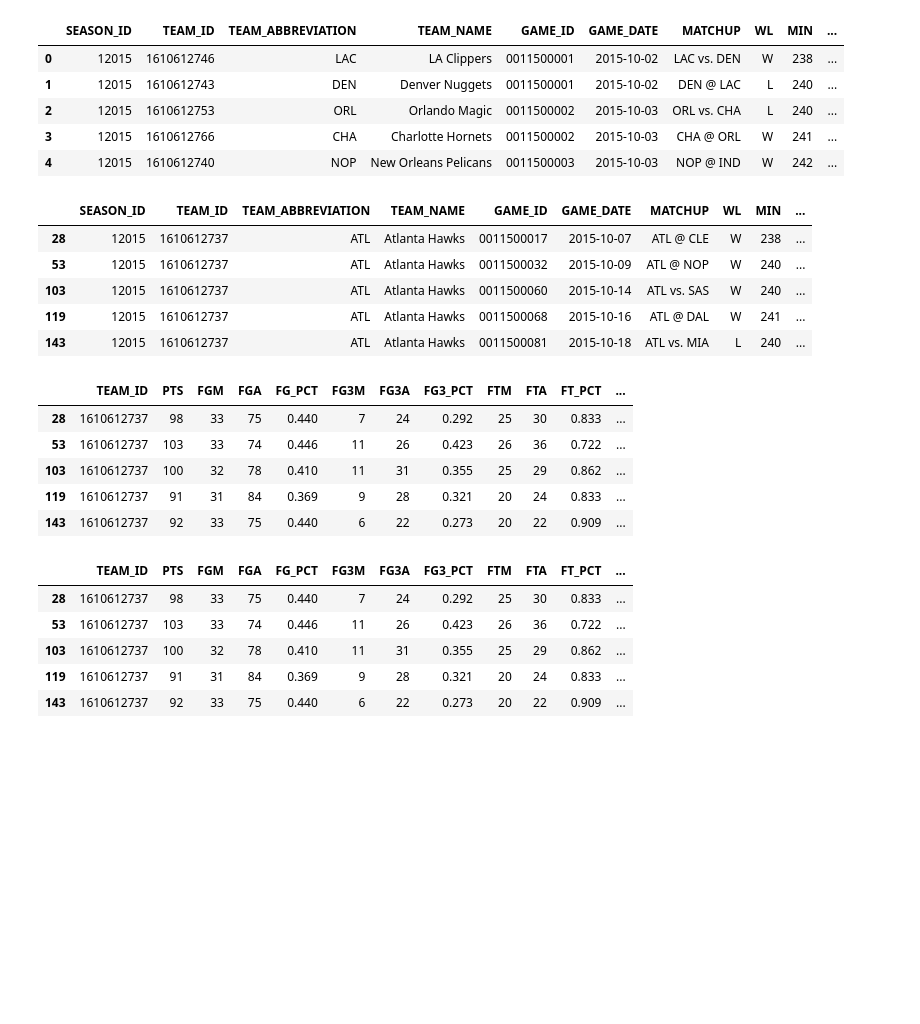
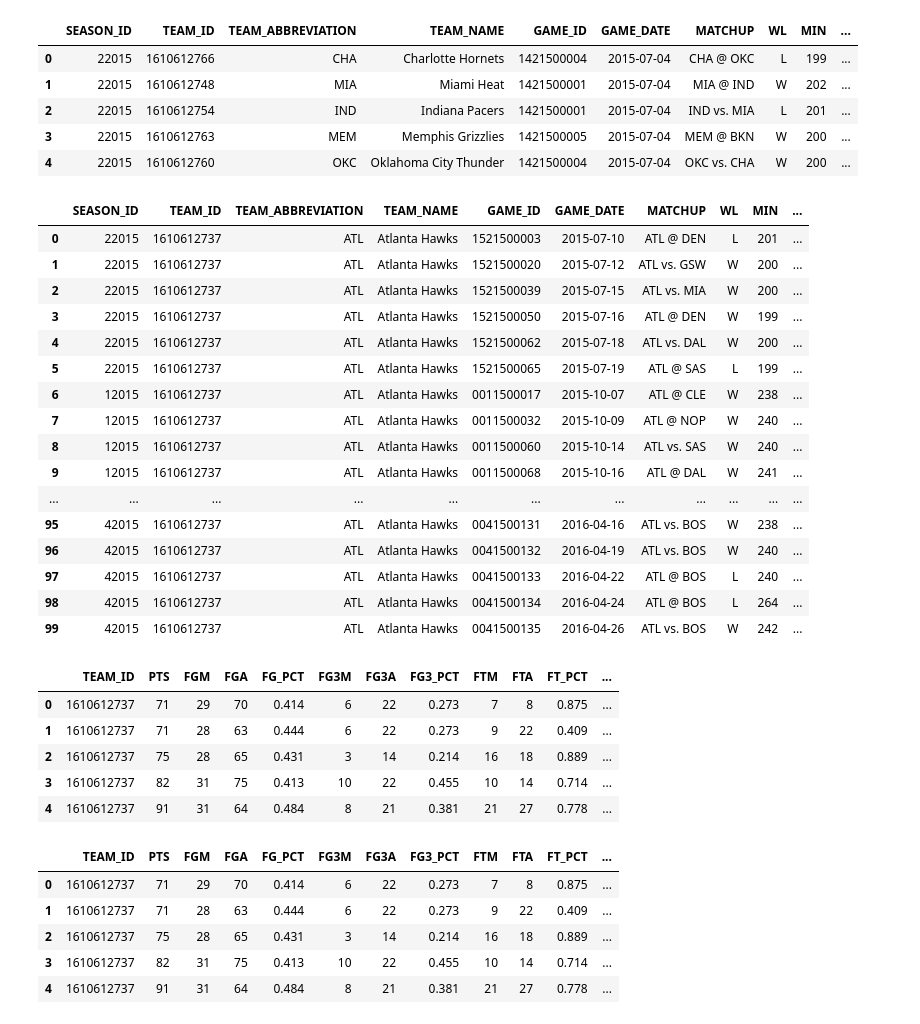
Before and after one commit to jtj60/Predicting-the-Scoring-Margin-of-NBA-Games-Using-Machine-Learning, a Jupyter notebook: code/main.ipynb, the cells around one changed output. Cells and saved outputs as stored; diff of their text form; code cells hidden in the pictures; blank space fills up the shorter version.

```diff
--- a/code/main.ipynb
+++ b/code/main.ipynb
@@ -9,6 +9,7 @@ from sklearn.model_selection import train_test_split
 from sklearn.preprocessing import scale
 from sklearn.linear_model import Ridge, Lasso, RidgeCV, LassoCV
 from sklearn.metrics import mean_squared_error
+
 
 from nba_api.stats.endpoints import leaguegamefinder
 from nba_api.stats.static import teams
@@ -26,9 +27,9 @@ games = pd.DataFrame(columns = column_names)
 nba_teams = teams.get_teams()
 for team in nba_teams:
     temp_id = team['id']
-    games = games.append(all_games[all_games['TEAM_ID'] == temp_id])
+    games = games.append(all_games[all_games['TEAM_ID'] == temp_id]).reset_index(drop = True)
 
 pd.set_option('display.max_columns', None)
-games.head()
+games.head(60)
 # %% [output]
 |  | SEASON_ID | TEAM_ID | TEAM_ABBREVIATION | TEAM_NAME | GAME_ID | GAME_DATE | MATCHUP | WL | MIN | ... |
@@ -40,4 +52,7 @@ games.head()
 # %%
+# To-do: get rid of summer league/playoff games
+
+
 # Dropping any game (two rows in DF) that has any NaN values or is missing either team's stats
 games.isna()
 games.dropna(inplace=True)
@@ -45,7 +60,7 @@ games.dropna(inplace=True)
 games = games[games.duplicated(subset = ['GAME_ID'], keep=False)]
 
 # Merging games together (previously seperated in the DF by team: each team's stats from the game were kept in seperate rows
-games = games.sort_values(by=['GAME_ID'])
+games = games.sort_values(by=['GAME_DATE'])
 games = games.reset_index(drop=True)
 
 # Team A and B each have a row for their stats in a given matchup; we need to add both stats to the end of their respective rows
@@ -75,7 +90,7 @@ b_temp = tempB2.join(tempB)
 games = a_temp.append(b_temp)
 
 # Resorting main dataframe
-games = games.sort_values(by=['GAME_ID'])
+games = games.sort_values(by=['GAME_DATE'])
 games = games.reset_index(drop=True)
 
 # Sending data to CSV
@@ -88,37 +103,50 @@ pd.set_option('display.max_columns', None)
 games.head()
 # %% [output]
 |  | SEASON_ID | TEAM_ID | TEAM_ABBREVIATION | TEAM_NAME | GAME_ID | GAME_DATE | MATCHUP | WL | MIN | ... |
-| 0 | 12015 | 1610612746 | LAC | LA Clippers | 0011500001 | 2015-10-02 | LAC vs. DEN | W | 238 | ... |
-| 1 | 12015 | 1610612743 | DEN | Denver Nuggets | 0011500001 | 2015-10-02 | DEN @ LAC | L | 240 | ... |
-| 2 | 12015 | 1610612753 | ORL | Orlando Magic | 0011500002 | 2015-10-03 | ORL vs. CHA | L | 240 | ... |
-| 3 | 12015 | 1610612766 | CHA | Charlotte Hornets | 0011500002 | 2015-10-03 | CHA @ ORL | W | 241 | ... |
-| 4 | 12015 | 1610612740 | NOP | New Orleans Pelicans | 0011500003 | 2015-10-03 | NOP @ IND | W | 242 | ... |
+| 0 | 22015 | 1610612766 | CHA | Charlotte Hornets | 1421500004 | 2015-07-04 | CHA @ OKC | L | 199 | ... |
+| 1 | 22015 | 1610612748 | MIA | Miami Heat | 1421500001 | 2015-07-04 | MIA @ IND | W | 202 | ... |
+| 2 | 22015 | 1610612754 | IND | Indiana Pacers | 1421500001 | 2015-07-04 | IND vs. MIA | L | 201 | ... |
+| 3 | 22015 | 1610612763 | MEM | Memphis Grizzlies | 1421500005 | 2015-07-04 | MEM @ BKN | W | 200 | ... |
+| 4 | 22015 | 1610612760 | OKC | Oklahoma City Thunder | 1421500004 | 2015-07-04 | OKC vs. CHA | W | 200 | ... |
 # %%
+# Sorting the DF by teams
 temp_games = pd.DataFrame()
 nba_teams = teams.get_teams()
 for team in nba_teams:
     temp_id = team['id']
-    temp_games = temp_games.append(games[games['TEAM_ID'] == temp_id])
+    temp_games = temp_games.append(games[games['TEAM_ID'] == temp_id]).reset_index(drop=True)
 
 games = temp_games
-games_averages = games.copy() #Sets a copy to be used when we do rolling averages
 
 # Print Head
+pd.set_option('display.max_rows', None)
 pd.set_option('display.max_columns', None)
-games.head()
+games.head(100)
 # %% [output]
 |  | SEASON_ID | TEAM_ID | TEAM_ABBREVIATION | TEAM_NAME | GAME_ID | GAME_DATE | MATCHUP | WL | MIN | ... |
-| 28 | 12015 | 1610612737 | ATL | Atlanta Hawks | 0011500017 | 2015-10-07 | ATL @ CLE | W | 238 | ... |
-| 53 | 12015 | 1610612737 | ATL | Atlanta Hawks | 0011500032 | 2015-10-09 | ATL @ NOP | W | 240 | ... |
-| 103 | 12015 | 1610612737 | ATL | Atlanta Hawks | 0011500060 | 2015-10-14 | ATL vs. SAS | W | 240 | ... |
-| 119 | 12015 | 1610612737 | ATL | Atlanta Hawks | 0011500068 | 2015-10-16 | ATL @ DAL | W | 241 | ... |
-| 143 | 12015 | 1610612737 | ATL | Atlanta Hawks | 0011500081 | 2015-10-18 | ATL vs. MIA | L | 240 | ... |
+| 0 | 22015 | 1610612737 | ATL | Atlanta Hawks | 1521500003 | 2015-07-10 | ATL @ DEN | L | 201 | ... |
+| 1 | 22015 | 1610612737 | ATL | Atlanta Hawks | 1521500020 | 2015-07-12 | ATL vs. GSW | W | 200 | ... |
+| 2 | 22015 | 1610612737 | ATL | Atlanta Hawks | 1521500039 | 2015-07-15 | ATL vs. MIA | W | 200 | ... |
+| 3 | 22015 | 1610612737 | ATL | Atlanta Hawks | 1521500050 | 2015-07-16 | ATL @ DEN | W | 199 | ... |
+| 4 | 22015 | 1610612737 | ATL | Atlanta Hawks | 1521500062 | 2015-07-18 | ATL vs. DAL | W | 200 | ... |
+| 5 | 22015 | 1610612737 | ATL | Atlanta Hawks | 1521500065 | 2015-07-19 | ATL @ SAS | L | 199 | ... |
+| 6 | 12015 | 1610612737 | ATL | Atlanta Hawks | 0011500017 | 2015-10-07 | ATL @ CLE | W | 238 | ... |
+| 7 | 12015 | 1610612737 | ATL | Atlanta Hawks | 0011500032 | 2015-10-09 | ATL @ NOP | W | 240 | ... |
+| 8 | 12015 | 1610612737 | ATL | Atlanta Hawks | 0011500060 | 2015-10-14 | ATL vs. SAS | W | 240 | ... |
+| 9 | 12015 | 1610612737 | ATL | Atlanta Hawks | 0011500068 | 2015-10-16 | ATL @ DAL | W | 241 | ... |
+| ... | ... | ... | ... | ... | ... | ... | ... | ... | ... | ... |
+| 95 | 42015 | 1610612737 | ATL | Atlanta Hawks | 0041500131 | 2016-04-16 | ATL vs. BOS | W | 238 | ... |
+| 96 | 42015 | 1610612737 | ATL | Atlanta Hawks | 0041500132 | 2016-04-19 | ATL vs. BOS | W | 240 | ... |
+| 97 | 42015 | 1610612737 | ATL | Atlanta Hawks | 0041500133 | 2016-04-22 | ATL @ BOS | L | 240 | ... |
+| 98 | 42015 | 1610612737 | ATL | Atlanta Hawks | 0041500134 | 2016-04-24 | ATL @ BOS | L | 264 | ... |
+| 99 | 42015 | 1610612737 | ATL | Atlanta Hawks | 0041500135 | 2016-04-26 | ATL vs. BOS | W | 242 | ... |
 # %%
 # Storing some columns for future use
 game_ids = games['GAME_ID'].values
 team_ids = games['TEAM_ID'].values
 minutes = games['MIN'].values
 abrv = games['TEAM_ABBREVIATION'].values
+opp_abrv = games['OPP_TEAM_ABBREVIATION'].values
 spread = games['PLUS_MINUS'].values
 
 # Dropping Non-essential categorical data
@@ -132,11 +160,11 @@ pd.set_option('display.max_columns', None)
 games.head()
 # %% [output]
 |  | TEAM_ID | PTS | FGM | FGA | FG_PCT | FG3M | FG3A | FG3_PCT | FTM | FTA | FT_PCT | ... |
-| 28 | 1610612737 | 98 | 33 | 75 | 0.440 | 7 | 24 | 0.292 | 25 | 30 | 0.833 | ... |
-| 53 | 1610612737 | 103 | 33 | 74 | 0.446 | 11 | 26 | 0.423 | 26 | 36 | 0.722 | ... |
-| 103 | 1610612737 | 100 | 32 | 78 | 0.410 | 11 | 31 | 0.355 | 25 | 29 | 0.862 | ... |
-| 119 | 1610612737 | 91 | 31 | 84 | 0.369 | 9 | 28 | 0.321 | 20 | 24 | 0.833 | ... |
-| 143 | 1610612737 | 92 | 33 | 75 | 0.440 | 6 | 22 | 0.273 | 20 | 22 | 0.909 | ... |
+| 0 | 1610612737 | 71 | 29 | 70 | 0.414 | 6 | 22 | 0.273 | 7 | 8 | 0.875 | ... |
+| 1 | 1610612737 | 71 | 28 | 63 | 0.444 | 6 | 22 | 0.273 | 9 | 22 | 0.409 | ... |
+| 2 | 1610612737 | 75 | 28 | 65 | 0.431 | 3 | 14 | 0.214 | 16 | 18 | 0.889 | ... |
+| 3 | 1610612737 | 82 | 31 | 75 | 0.413 | 10 | 22 | 0.455 | 10 | 14 | 0.714 | ... |
+| 4 | 1610612737 | 91 | 31 | 64 | 0.484 | 8 | 21 | 0.381 | 21 | 27 | 0.778 | ... |
 # %%
 # Adding Advanced Stats to enhance model performance, formulas were gathered from various sources.
 
@@ -201,11 +229,12 @@ games['OPP_ORTG'] = (games['OPP_PTS'] / games['OPP_POSS'])
 games['DRTG'] = (games['OPP_PTS'] / games['POSS'])
 games['OPP_DRTG'] = (games['PTS'] / games['OPP_POSS'])
 
+pd.set_option('display.max_columns', None)
 games.head()
 # %% [output]
 |  | TEAM_ID | PTS | FGM | FGA | FG_PCT | FG3M | FG3A | FG3_PCT | FTM | FTA | FT_PCT | ... |
-| 28 | 1610612737 | 98 | 33 | 75 | 0.440 | 7 | 24 | 0.292 | 25 | 30 | 0.833 | ... |
-| 53 | 1610612737 | 103 | 33 | 74 | 0.446 | 11 | 26 | 0.423 | 26 | 36 | 0.722 | ... |
-| 103 | 1610612737 | 100 | 32 | 78 | 0.410 | 11 | 31 | 0.355 | 25 | 29 | 0.862 | ... |
-| 119 | 1610612737 | 91 | 31 | 84 | 0.369 | 9 | 28 | 0.321 | 20 | 24 | 0.833 | ... |
-| 143 | 1610612737 | 92 | 33 | 75 | 0.440 | 6 | 22 | 0.273 | 20 | 22 | 0.909 | ... |
+| 0 | 1610612737 | 71 | 29 | 70 | 0.414 | 6 | 22 | 0.273 | 7 | 8 | 0.875 | ... |
+| 1 | 1610612737 | 71 | 28 | 63 | 0.444 | 6 | 22 | 0.273 | 9 | 22 | 0.409 | ... |
+| 2 | 1610612737 | 75 | 28 | 65 | 0.431 | 3 | 14 | 0.214 | 16 | 18 | 0.889 | ... |
+| 3 | 1610612737 | 82 | 31 | 75 | 0.413 | 10 | 22 | 0.455 | 10 | 14 | 0.714 | ... |
+| 4 | 1610612737 | 91 | 31 | 64 | 0.484 | 8 | 21 | 0.381 | 21 | 27 | 0.778 | ... |
```
Also changed, not shown: parts of 10 cells of this notebook.
